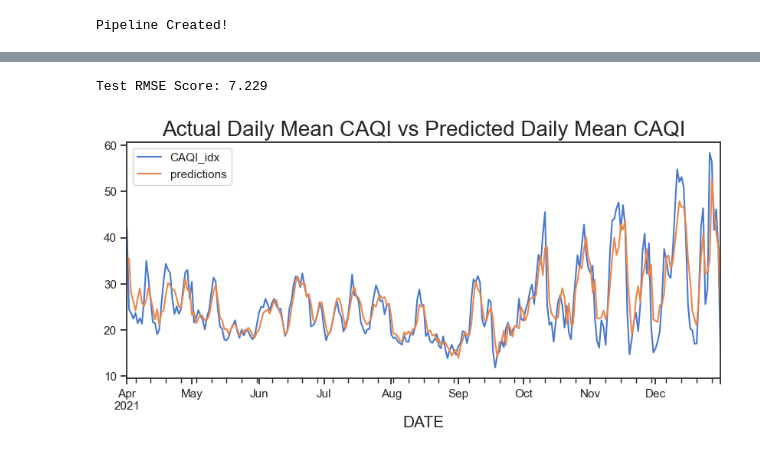
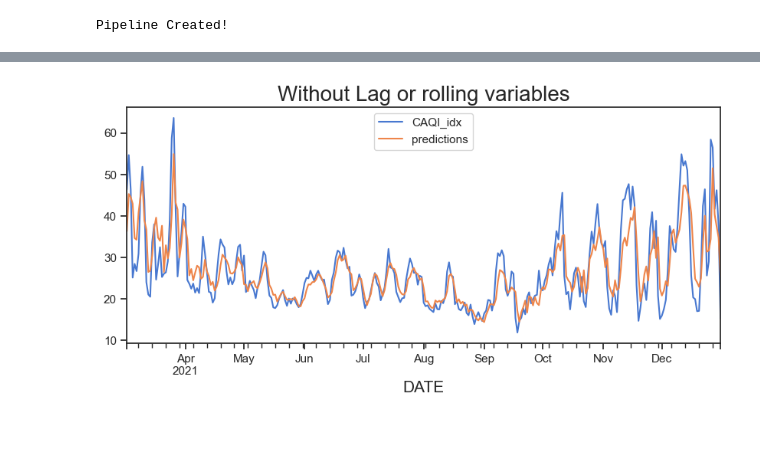
Before and after one commit to OmdenaAI/warsaw-poland-chapter-air-pollution, a Jupyter notebook: src/tasks/task-4-modeling/Joseph Antony_Modelling/1. BaseLine Model- Joseph Antony.ipynb, the cells around one changed output, grey strips where cells are left out. Drawn from its saved outputs; the diff is of its cells as text; code cells hidden in the pictures.

```diff
--- a/src/tasks/task-4-modeling/Joseph Antony_Modelling/1. BaseLine Model- Joseph Antony.ipynb
+++ b/src/tasks/task-4-modeling/Joseph Antony_Modelling/1. BaseLine Model- Joseph Antony.ipynb
@@ -82,24 +148,39 @@ y_test = test['CAQI_idx']
 # %%
 cat_variables=['powiat_voivod', 'voivodship', 'season', 'holiday_name']
 time_variables = ['day', 'month', 'dayofweek']
+
+to_drop=[
+#     'rolling90_CAQI', 'CAQI_lag1', 'rolling30_CAQI', 'rolling7_CAQI',
+    'production of electricity - water power plants and wind, biomass and wastes power plants, total',
+    'production of electricity - water power plants',
+    'production of electricity - thermal power plants, total',
+    'production of electricity - thermal public power plants',
+    'production of electricity - thermal autoproducing power plants',
+    'production of electricity - from renewable energy sources',
+]
 
 #Encode categorical columns with numbers.
 ord_encoder=OrdinalEncoder(encoding_method='arbitrary', variables=cat_variables)
 
 #Convert time features such as day, month and day of week to cyclical features to maintain cyclicity.
-cf_encoder = CyclicalFeatures(variables=time_variables)
+cf_encoder = CyclicalFeatures(variables=time_variables, drop_original=True)
+
+#to drop
+drop = DropFeatures(to_drop)
 
 #Creating encoder pipeline
 encoders = make_pipeline(
     (ord_encoder), #Ordinal Encoder
     (cf_encoder), #Cyclical Feature
+    (combine_enc), #Combined colums encoder
+    (drop) #To drop
 )
 # %%
 # XGBoost
 xgb=XGBRegressor(
     n_estimators=100,
     max_depth=6,
-    eta=0.1,
+    eta=0.05,
     gamma=2,
     n_jobs=-1,
     random_state=seed,
@@ -117,14 +198,22 @@ print("Pipeline Created!")
 Pipeline Created!
 # %%
 #Visualizing how the cross validation will be done
-n_split = 5
+n_split = 10
 
-max_train_size=None
-# max_train_size=198*365
+# max_train_size=None
+test_size=None
 
-tss = TimeSeriesSplit(n_splits=n_split, max_train_size=max_train_size, test_size=198*180, gap=198*7)
+max_train_size=198*544
+# test_size=198*60
 
-fig, axs = plt.subplots(n_split, 1, figsize=(10, n_split*3), sharex=True)
+tss = TimeSeriesSplit(
+    n_splits=n_split,
+    max_train_size=max_train_size,
+    test_size=test_size,
+    gap=198*15
+)
+
+fig, axs = plt.subplots(n_split, 1, figsize=(10, n_split*3), sharex=True, tight_layout=True)
 
 fold = 0
 for train_idx, val_idx in tss.split(train):
@@ -132,13 +221,11 @@ for train_idx, val_idx in tss.split(train):
     test_cv = train.iloc[val_idx]
 
     train_cv.plot(y='CAQI_idx', ax=axs[fold], label='Training Set',
-                  title=f'Data Train/Test Split Fold {fold}')
+                  title=f'Data Train/Test Split Fold {fold + 1}')
 
     test_cv.plot(y='CAQI_idx', ax=axs[fold], label='Test Set')
 
     axs[fold].axvline(test_cv.index.min(), color='black', ls='--')
 
-#     print(len(train_cv.index)/198, len(test_cv.index)/198)
-
     fold += 1
 # %% [output]
@@ -237,12 +314,4 @@ array(['air pollution reduction systems - cyclones, equipment - efficiency moder
       dtype=object)
-# %%
-predictions = pipeline.predict(X_test)
-
-test_rmse = mean_squared_error(y_test, predictions, squared=False)
-
-print(f"Test RMSE Score: {test_rmse:.3f}")
-# %% [output]
-Test RMSE Score: 7.229
 # %%
 test_df = pd.concat([X_test[['powiat_voivod', 'voivodship']], y_test], axis=1)
 test_df['predictions'] = predictions
@@ -250,7 +319,7 @@ test_df['predictions'] = predictions
 test_df['error'] = test_df['CAQI_idx'] - test_df['predictions']
 # %%
 test_df.groupby(test_df.index)[['CAQI_idx', 'predictions']].mean().\
-    plot(title='Actual Daily Mean CAQI vs Predicted Daily Mean CAQI', figsize=(10, 4));
+    plot(title='Without Lag or rolling variables', figsize=(10, 4));
 # %% [output]
-[figure, old version]
+[figure, new version]
 # %%
```
Also changed, not shown: parts of 18 cells of this notebook.
